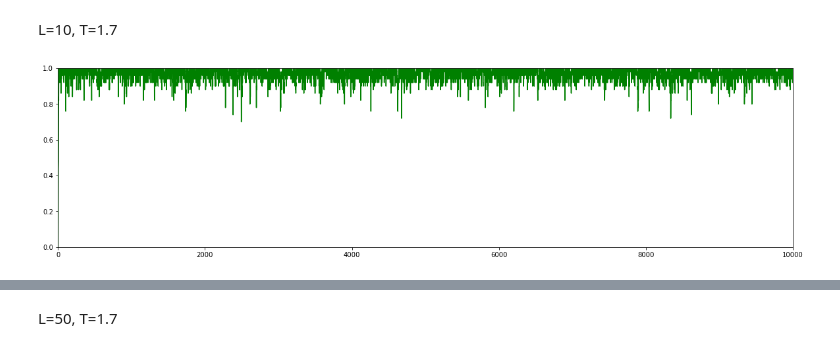
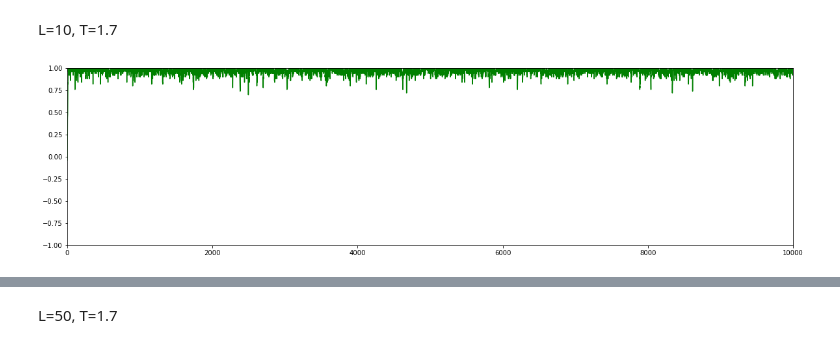
Before and after one commit to Swinkawkrawacie/Fizyka-ukladow-zlozonych, a Jupyter notebook: Generowanie_danych.ipynb, the cells around one changed output, grey strips where cells are left out. Drawn from its saved outputs; the diff is of its cells as text; code cells hidden in the pictures.

```diff
--- a/Generowanie_danych.ipynb
+++ b/Generowanie_danych.ipynb
@@ -475,8 +475,8 @@ L=10, T=1.7
 # %%
 m10_uno = np.loadtxt(r'C:\\Users\\mazur\\OneDrive\\Dokumenty\\GitHub\\Fizyka-ukladow-zlozonych\\danem\\m10_uno.txt')
 plt.figure(figsize=(20,5))
 plt.plot(range(len(m10_uno)), m10_uno, 'g')
-plt.axis([0, 10**4, 0, 1])
+plt.axis([0, 10**4, -1, 1])
 plt.show()
 # %% [output]
-[figure, old version]
+[figure, new version]
```
Also changed, not shown: parts of 10 cells of this notebook, 1 other file.
